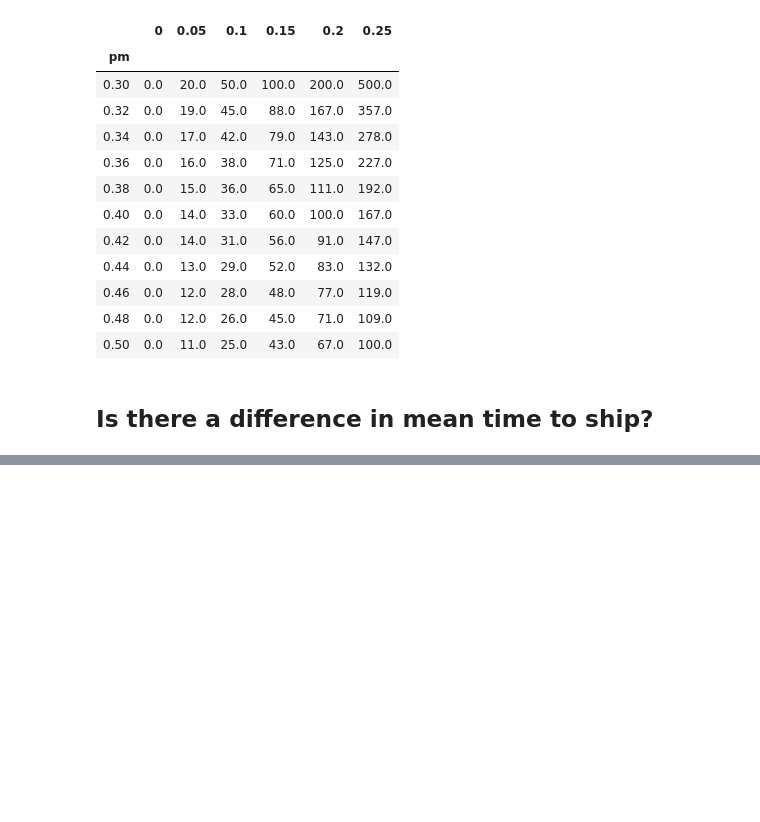
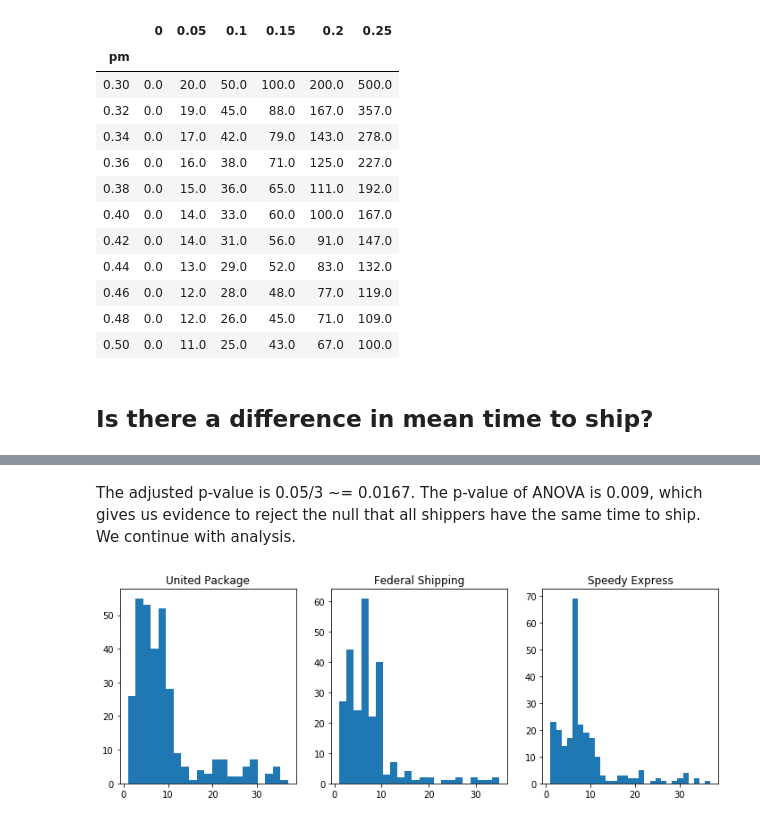
Before and after one commit to zachzazueta/Northwinds_redo, a Jupyter notebook: Northwinds_redo1.ipynb, the cells around one changed output, grey strips where cells are left out. Drawn from its saved outputs; the diff is of its cells as text; code cells hidden in the pictures; blank space fills up the shorter version.

```diff
--- a/Northwinds_redo1.ipynb
+++ b/Northwinds_redo1.ipynb
@@ -306,0 +334,10 @@ df2.head(2)
+# %% [markdown]
+The adjusted p-value is 0.05/3 ~= 0.0167. The p-value of ANOVA is 0.009, which gives us evidence to reject the null that all shippers have the same time to ship. We continue with analysis.
+# %%
+fig, axs = plt.subplots(1,3, figsize = (12,4))
+for i in range(0,3):
+    x = df2[df2.CompanyName == list(set(df2.CompanyName))[i]]['tts']
+    axs[i].hist(x, bins='auto')
+    axs[i].set_title(list(set(df2.CompanyName))[i]);
+# %% [output]
+[figure, added]
```
Also changed, not shown: parts of 6 cells of this notebook.
